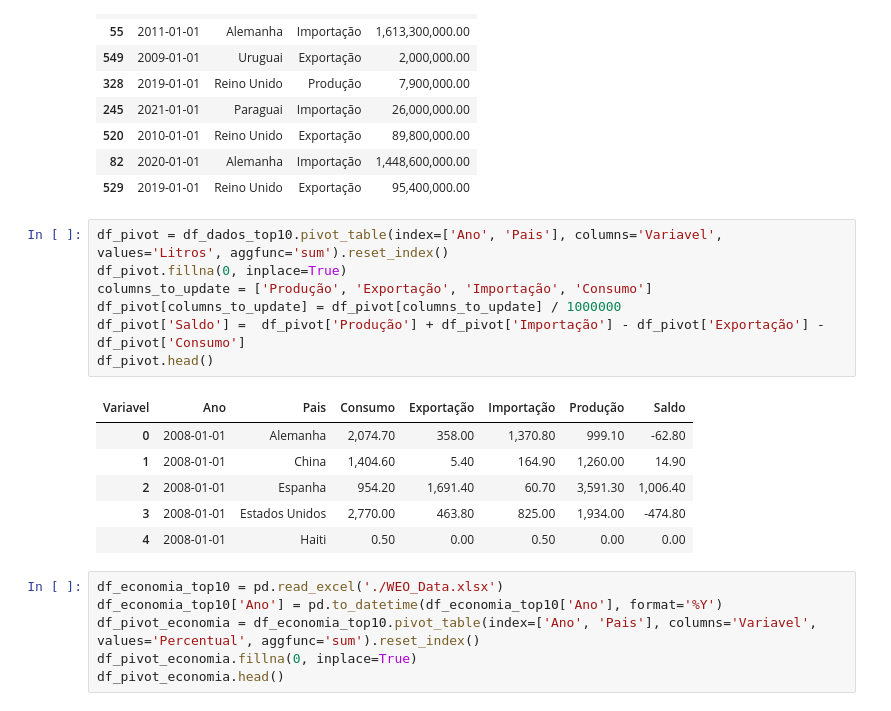
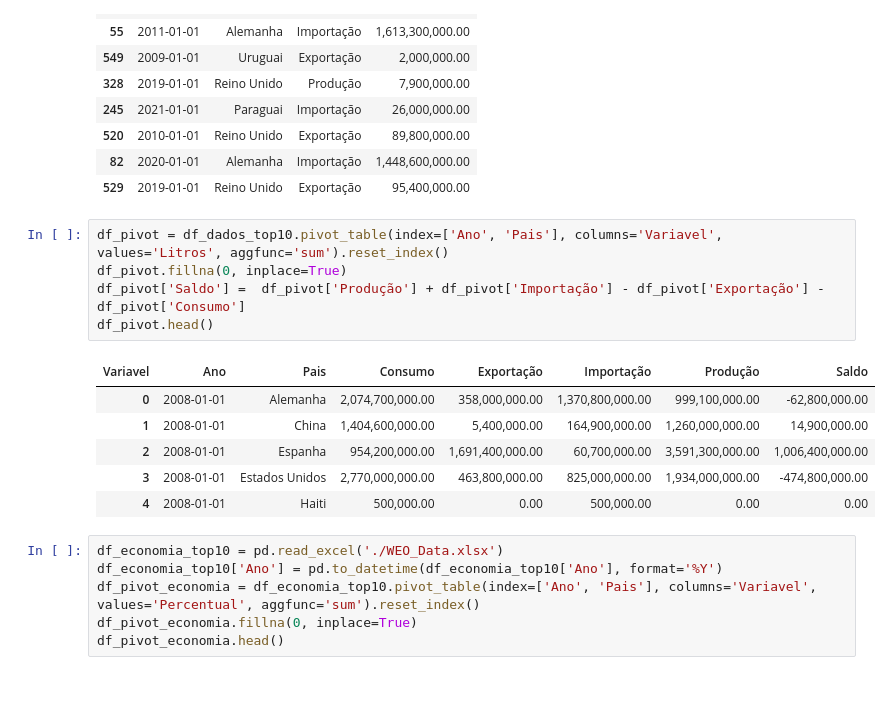
Before and after one commit to alexandre-guerra/Exportacao, a Jupyter notebook: AnaliseExportacao.ipynb, the cells around one changed output. Drawn from its saved outputs; the diff is of its cells as text.

```diff
--- a/AnaliseExportacao.ipynb
+++ b/AnaliseExportacao.ipynb
@@ -416,17 +416,15 @@ df_dados_top10.sample(10)
 # %%
 df_pivot = df_dados_top10.pivot_table(index=['Ano', 'Pais'], columns='Variavel', values='Litros', aggfunc='sum').reset_index()
 df_pivot.fillna(0, inplace=True)
-columns_to_update = ['Produção', 'Exportação', 'Importação', 'Consumo']
-df_pivot[columns_to_update] = df_pivot[columns_to_update] / 1000000
 df_pivot['Saldo'] =  df_pivot['Produção'] + df_pivot['Importação'] - df_pivot['Exportação'] - df_pivot['Consumo']
 df_pivot.head()
 # %% [output]
 | Variavel | Ano | Pais | Consumo | Exportação | Importação | Produção | Saldo |
-| 0 | 2008-01-01 | Alemanha | 2,074.70 | 358.00 | 1,370.80 | 999.10 | -62.80 |
-| 1 | 2008-01-01 | China | 1,404.60 | 5.40 | 164.90 | 1,260.00 | 14.90 |
-| 2 | 2008-01-01 | Espanha | 954.20 | 1,691.40 | 60.70 | 3,591.30 | 1,006.40 |
-| 3 | 2008-01-01 | Estados Unidos | 2,770.00 | 463.80 | 825.00 | 1,934.00 | -474.80 |
-| 4 | 2008-01-01 | Haiti | 0.50 | 0.00 | 0.50 | 0.00 | 0.00 |
+| 0 | 2008-01-01 | Alemanha | 2,074,700,000.00 | 358,000,000.00 | 1,370,800,000.00 | 999,100,000.00 | -62,800,000.00 |
+| 1 | 2008-01-01 | China | 1,404,600,000.00 | 5,400,000.00 | 164,900,000.00 | 1,260,000,000.00 | 14,900,000.00 |
+| 2 | 2008-01-01 | Espanha | 954,200,000.00 | 1,691,400,000.00 | 60,700,000.00 | 3,591,300,000.00 | 1,006,400,000.00 |
+| 3 | 2008-01-01 | Estados Unidos | 2,770,000,000.00 | 463,800,000.00 | 825,000,000.00 | 1,934,000,000.00 | -474,800,000.00 |
+| 4 | 2008-01-01 | Haiti | 500,000.00 | 0.00 | 500,000.00 | 0.00 | 0.00 |
 # %%
 df_economia_top10 = pd.read_excel('./WEO_Data.xlsx')
 df_economia_top10['Ano'] = pd.to_datetime(df_economia_top10['Ano'], format='%Y')
```
Also changed, not shown: parts of 1 cell of this notebook, 5 other files.
